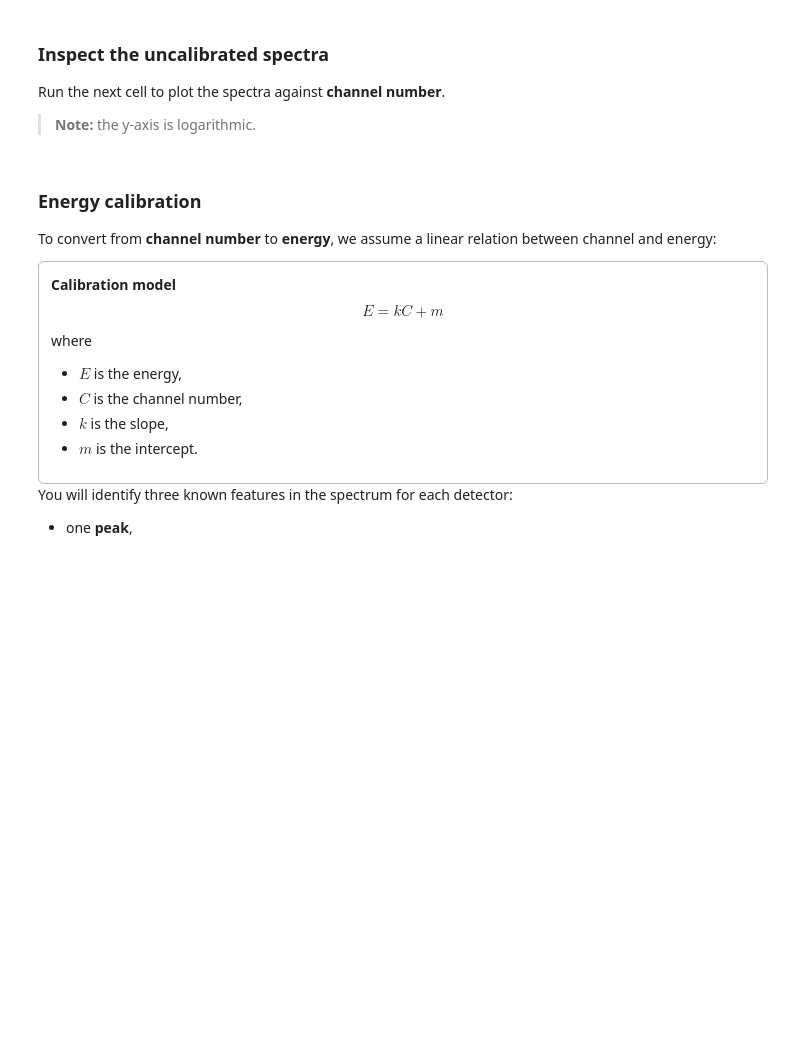
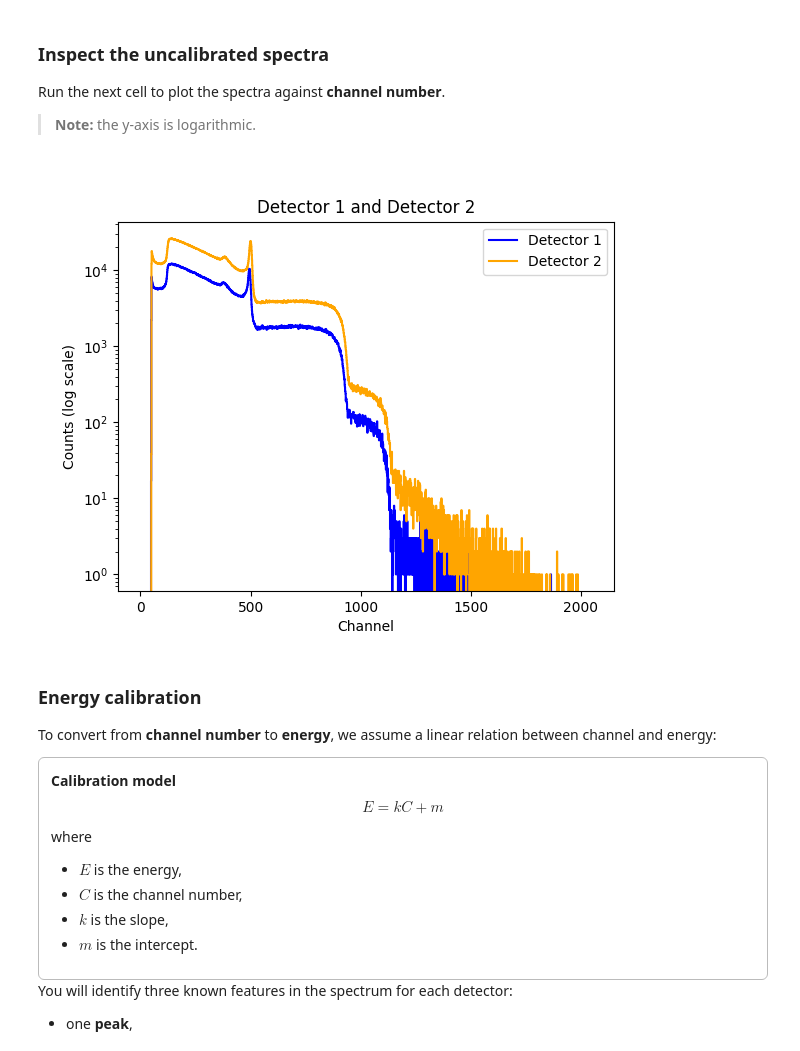
Before and after one commit to lunduniversity/nuclear-physics, a Jupyter notebook: content/Student_version.ipynb, the cells around one changed output. Cells and saved outputs as stored; diff of their text form; code cells hidden in the pictures; blank space fills up the shorter version.

```diff
--- a/content/Student_version.ipynb
+++ b/content/Student_version.ipynb
@@ -44,20 +42,31 @@ Run the next cell to plot the spectra against **channel number**.
 > **Note:** the y-axis is logarithmic.
 # %%
 plt.figure()
-plt.step(data_detector1.bin_centers, data_detector1.counts, where="mid")
-plt.title("Detector 1")
+
+plt.step(
+    data_detector1.bin_centers,
+    data_detector1.counts,
+    where="mid",
+    color="blue",
+    label="Detector 1"
+)
+
+plt.step(
+    data_detector2.bin_centers,
+    data_detector2.counts,
+    where="mid",
+    color="orange",
+    label="Detector 2"
+)
+
+plt.title("Detector 1 and Detector 2")
 plt.xlabel("Channel")
 plt.ylabel("Counts (log scale)")
 plt.yscale("log")
+plt.legend()
 plt.show()
-
-plt.figure()
-plt.step(data_detector2.bin_centers, data_detector2.counts, where="mid")
-plt.title("Detector 2")
-plt.xlabel("Channel")
-plt.ylabel("Counts (log scale)")
-plt.yscale("log")
-plt.show()
+# %% [output]
+[figure, added]
 # %% [markdown]
 ### Energy calibration
 
```
Also changed, not shown: parts of 8 cells of this notebook.
